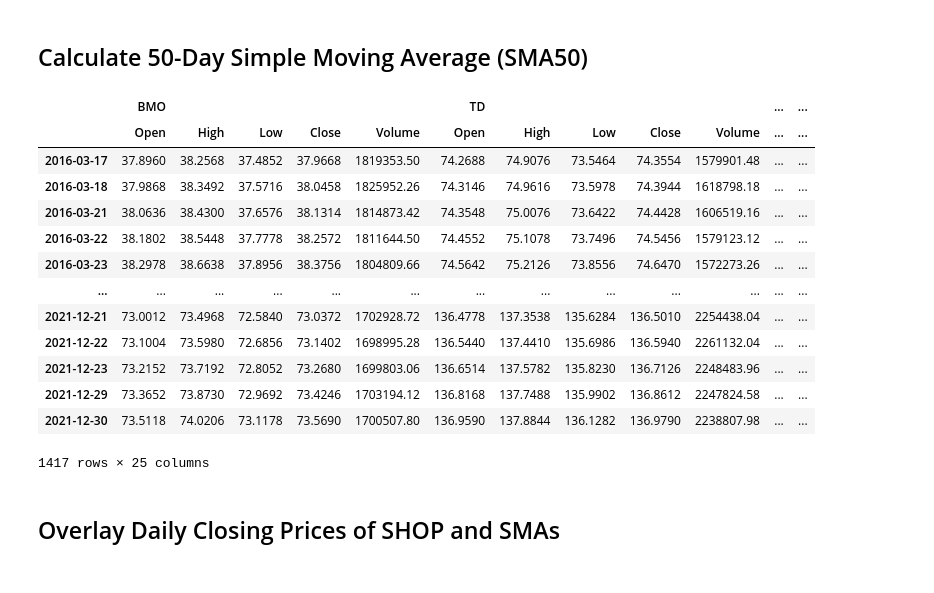
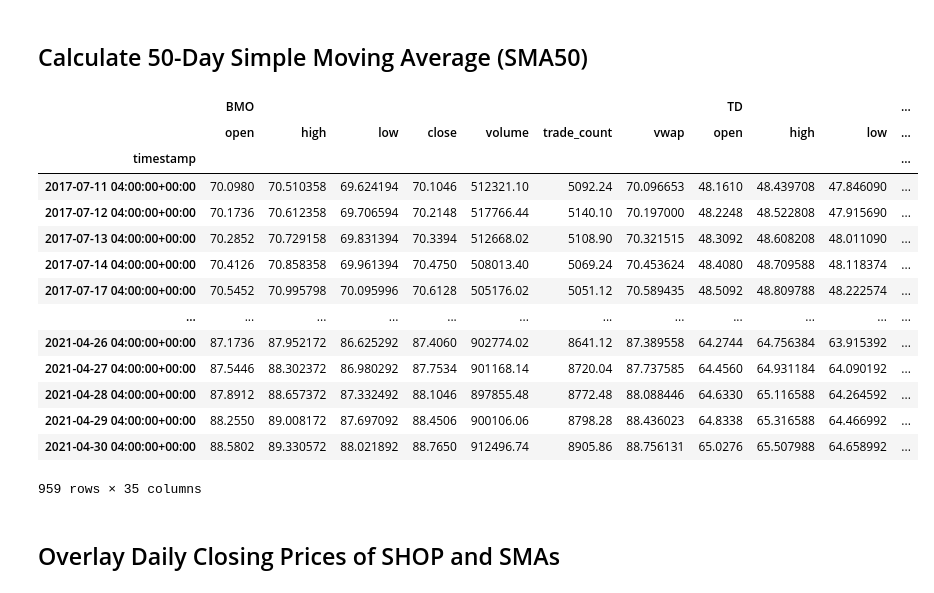
Before and after one commit to Jahanzeb9999/Fintech-Project-1, a Jupyter notebook: Fintech-Project-1-master/project1.ipynb, the cells around one changed output. Cells and saved outputs as stored; diff of their text form; code cells hidden in the pictures.

```diff
--- a/Fintech-Project-1-master/project1.ipynb
+++ b/Fintech-Project-1-master/project1.ipynb
@@ -23,0 +27,20 @@ ValueError: ('Key ID must be given to access Alpaca trade API', ' (env: APCA_API
+# %%
+start_date = pd.Timestamp("2017-05-01", tz="America/New_York").isoformat()
+end_date = pd.Timestamp("2021-05-01", tz="America/New_York").isoformat()
+
+# Set the ticker information
+tickers = ["TD","BMO","BNS", "RY", "SP"]
+timeframe = "1Day"
+
+
+# Get 4 year's worth of historical price data
+# HINT: Set "limit" to at least 10000 so all ticker rows are captured from get_bars()
+df_ticker = api.get_bars(
+    tickers,
+    timeframe,
+    start=start_date,
+    end=end_date
+).df
+
+# Display sample data
+df_ticker
@@ -23,0 +62,10 @@ ValueError: ('Key ID must be given to access Alpaca trade API', ' (env: APCA_API
+# %%
+BMO = df_ticker[df_ticker["symbol"] == "BMO"].drop("symbol", axis=1)
+TD = df_ticker[df_ticker["symbol"] == "TD"].drop("symbol", axis=1)
+BNS = df_ticker[df_ticker["symbol"] == "BNS"].drop("symbol", axis=1)
+RY = df_ticker[df_ticker["symbol"] == "RY"].drop("symbol", axis=1)
+SP = df_ticker[df_ticker["symbol"] == "SP"].drop("symbol", axis=1)
+
+
+df_ticker = pd.concat([BMO, TD, BNS, RY, SP], axis=1, keys=["BMO", "TD", "BNS", "RY", "SP"])
+df_ticker
@@ -317,23 +291,24 @@ sma20.dropna()
 # %% [markdown]
 ## Calculate 50-Day Simple Moving Average (SMA50)
 # %%
-sma50 = Stock_concat.rolling(window=50).mean()
+sma50 = df_ticker.rolling(window=50).mean()
 sma50.dropna()
 # %% [output]
-|  | BMO |  |  |  |  | TD |  |  |  |  | ... | ... |
-|  | Open | High | Low | Close | Volume | Open | High | Low | Close | Volume | ... | ... |
-| 2016-03-17 | 37.8960 | 38.2568 | 37.4852 | 37.9668 | 1819353.50 | 74.2688 | 74.9076 | 73.5464 | 74.3554 | 1579901.48 | ... | ... |
-| 2016-03-18 | 37.9868 | 38.3492 | 37.5716 | 38.0458 | 1825952.26 | 74.3146 | 74.9616 | 73.5978 | 74.3944 | 1618798.18 | ... | ... |
-| 2016-03-21 | 38.0636 | 38.4300 | 37.6576 | 38.1314 | 1814873.42 | 74.3548 | 75.0076 | 73.6422 | 74.4428 | 1606519.16 | ... | ... |
-| 2016-03-22 | 38.1802 | 38.5448 | 37.7778 | 38.2572 | 1811644.50 | 74.4552 | 75.1078 | 73.7496 | 74.5456 | 1579123.12 | ... | ... |
-| 2016-03-23 | 38.2978 | 38.6638 | 37.8956 | 38.3756 | 1804809.66 | 74.5642 | 75.2126 | 73.8556 | 74.6470 | 1572273.26 | ... | ... |
-| ... | ... | ... | ... | ... | ... | ... | ... | ... | ... | ... | ... | ... |
-| 2021-12-21 | 73.0012 | 73.4968 | 72.5840 | 73.0372 | 1702928.72 | 136.4778 | 137.3538 | 135.6284 | 136.5010 | 2254438.04 | ... | ... |
-| 2021-12-22 | 73.1004 | 73.5980 | 72.6856 | 73.1402 | 1698995.28 | 136.5440 | 137.4410 | 135.6986 | 136.5940 | 2261132.04 | ... | ... |
-| 2021-12-23 | 73.2152 | 73.7192 | 72.8052 | 73.2680 | 1699803.06 | 136.6514 | 137.5782 | 135.8230 | 136.7126 | 2248483.96 | ... | ... |
-| 2021-12-29 | 73.3652 | 73.8730 | 72.9692 | 73.4246 | 1703194.12 | 136.8168 | 137.7488 | 135.9902 | 136.8612 | 2247824.58 | ... | ... |
-| 2021-12-30 | 73.5118 | 74.0206 | 73.1178 | 73.5690 | 1700507.80 | 136.9590 | 137.8844 | 136.1282 | 136.9790 | 2238807.98 | ... | ... |
+|  | BMO |  |  |  |  |  |  | TD |  |  | ... |
+|  | open | high | low | close | volume | trade_count | vwap | open | high | low | ... |
+| timestamp |  |  |  |  |  |  |  |  |  |  | ... |
+| 2017-07-11 04:00:00+00:00 | 70.0980 | 70.510358 | 69.624194 | 70.1046 | 512321.10 | 5092.24 | 70.096653 | 48.1610 | 48.439708 | 47.846090 | ... |
+| 2017-07-12 04:00:00+00:00 | 70.1736 | 70.612358 | 69.706594 | 70.2148 | 517766.44 | 5140.10 | 70.197000 | 48.2248 | 48.522808 | 47.915690 | ... |
+| 2017-07-13 04:00:00+00:00 | 70.2852 | 70.729158 | 69.831394 | 70.3394 | 512668.02 | 5108.90 | 70.321515 | 48.3092 | 48.608208 | 48.011090 | ... |
+| 2017-07-14 04:00:00+00:00 | 70.4126 | 70.858358 | 69.961394 | 70.4750 | 508013.40 | 5069.24 | 70.453624 | 48.4080 | 48.709588 | 48.118374 | ... |
+| 2017-07-17 04:00:00+00:00 | 70.5452 | 70.995798 | 70.095996 | 70.6128 | 505176.02 | 5051.12 | 70.589435 | 48.5092 | 48.809788 | 48.222574 | ... |
+| ... | ... | ... | ... | ... | ... | ... | ... | ... | ... | ... | ... |
+| 2021-04-26 04:00:00+00:00 | 87.1736 | 87.952172 | 86.625292 | 87.4060 | 902774.02 | 8641.12 | 87.389558 | 64.2744 | 64.756384 | 63.915392 | ... |
+| 2021-04-27 04:00:00+00:00 | 87.5446 | 88.302372 | 86.980292 | 87.7534 | 901168.14 | 8720.04 | 87.737585 | 64.4560 | 64.931184 | 64.090192 | ... |
+| 2021-04-28 04:00:00+00:00 | 87.8912 | 88.657372 | 87.332492 | 88.1046 | 897855.48 | 8772.48 | 88.088446 | 64.6330 | 65.116588 | 64.264592 | ... |
+| 2021-04-29 04:00:00+00:00 | 88.2550 | 89.008172 | 87.697092 | 88.4506 | 900106.06 | 8798.28 | 88.436023 | 64.8338 | 65.316588 | 64.466992 | ... |
+| 2021-04-30 04:00:00+00:00 | 88.5802 | 89.330572 | 88.021892 | 88.7650 | 912496.74 | 8905.86 | 88.756131 | 65.0276 | 65.507988 | 64.658992 | ... |
-1417 rows × 25 columns
+959 rows × 35 columns
 # %% [markdown]
 ## Overlay Daily Closing Prices of SHOP and SMAs
 # %%
```
Also changed, not shown: parts of 36 cells of this notebook.
